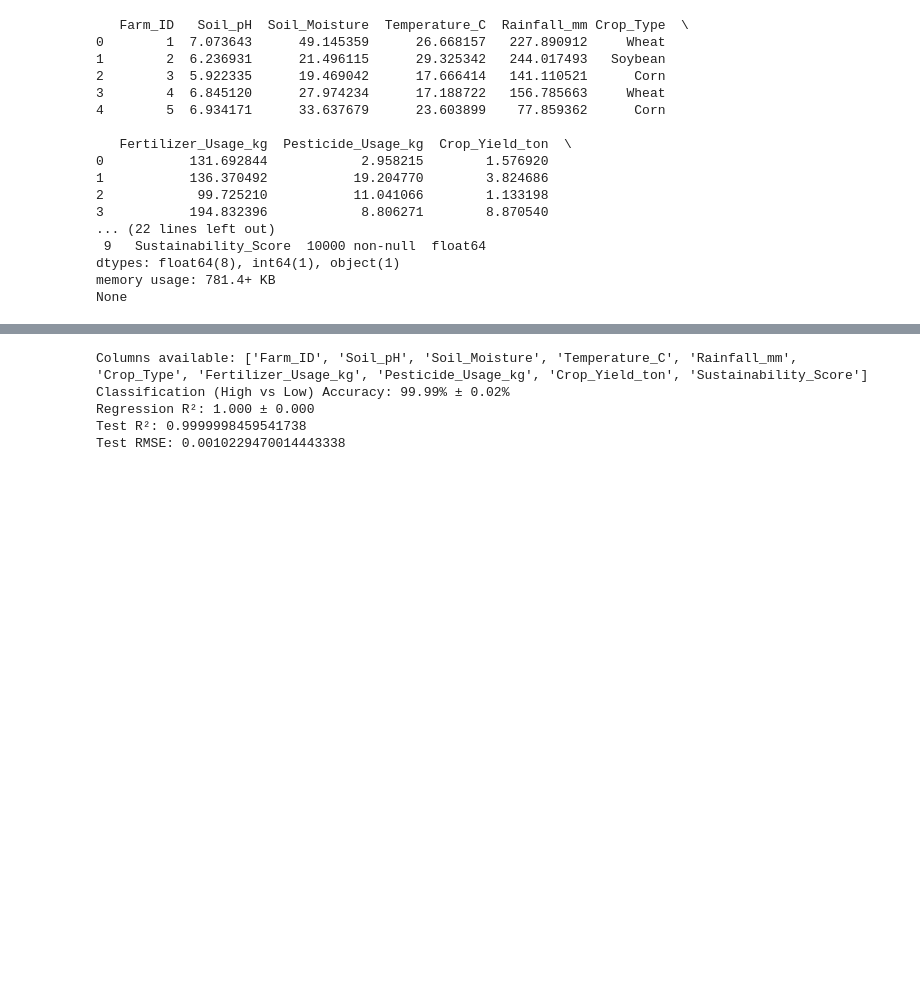
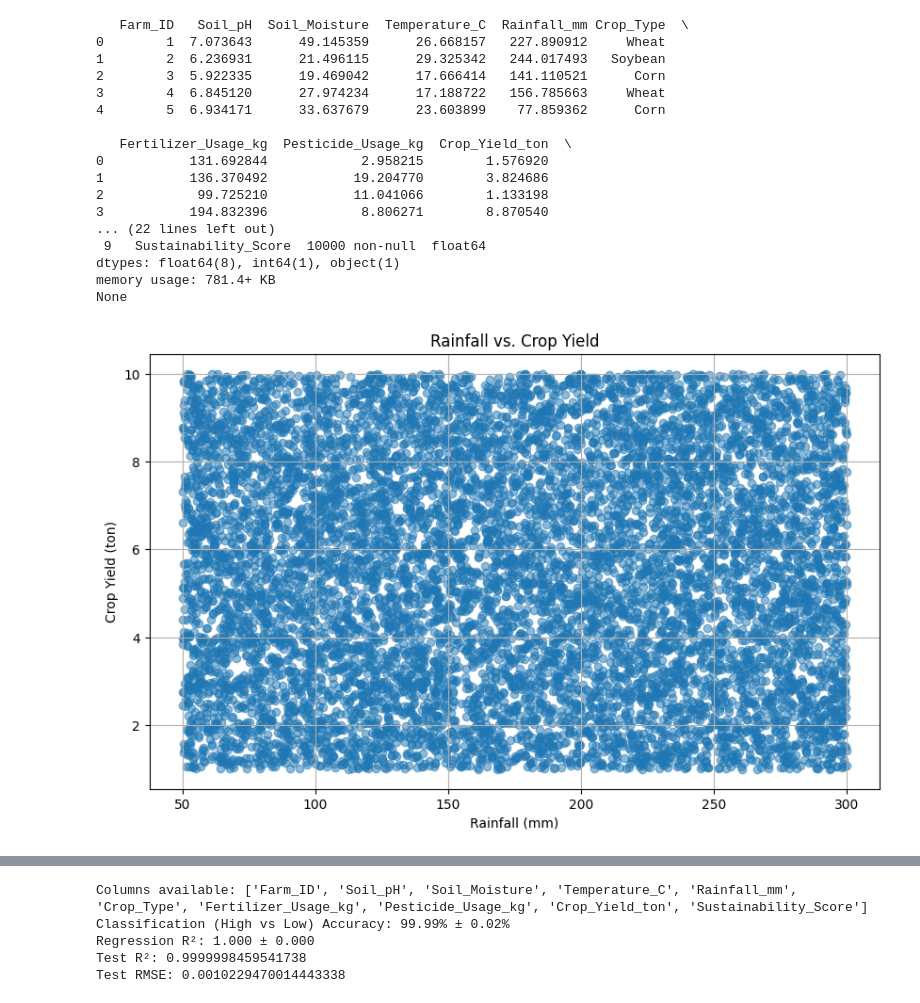
Before and after one commit to JEETBANDYOPADHYAY/Sustainable_Agriculture, a Jupyter notebook: Sustainable_Agriculture.ipynb, the cells around one changed output, grey strips where cells are left out. Drawn from its saved outputs; the diff is of its cells as text; code cells hidden in the pictures; blank space fills up the shorter version.

```diff
--- a/Sustainable_Agriculture.ipynb
+++ b/Sustainable_Agriculture.ipynb
@@ -27,3 +27,14 @@ print(df.info())
 dtypes: float64(8), int64(1), object(1)
 memory usage: 781.4+ KB
 None
+# %%
+import matplotlib.pyplot as plt
+plt.figure(figsize=(10, 6))
+plt.scatter(df['Rainfall_mm'], df['Crop_Yield_ton'], alpha=0.5)
+plt.xlabel('Rainfall (mm)')
+plt.ylabel('Crop Yield (ton)')
+plt.title('Rainfall vs. Crop Yield')
+plt.grid(True)
+plt.show()
+# %% [output]
+[figure, added]
```
Also changed, not shown: parts of 6 cells of this notebook.
